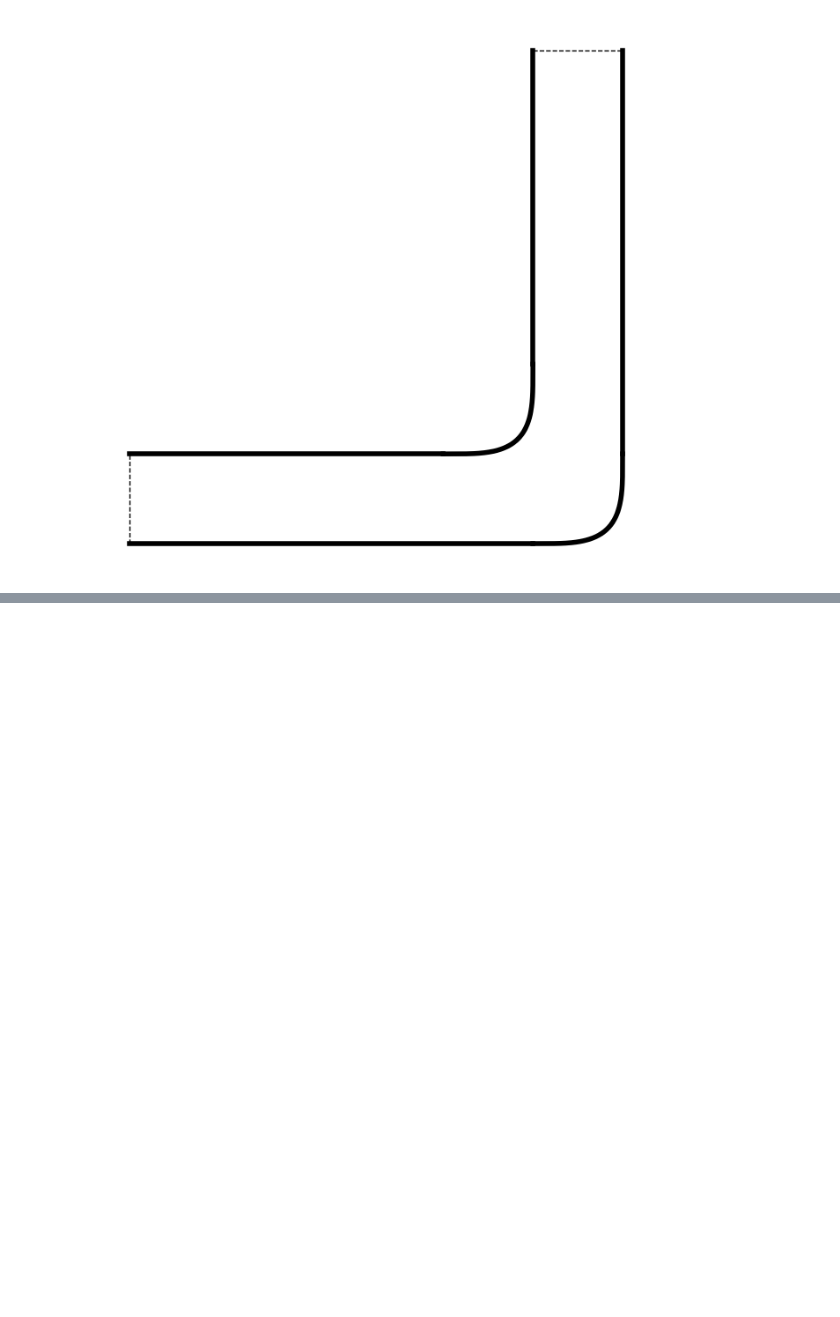
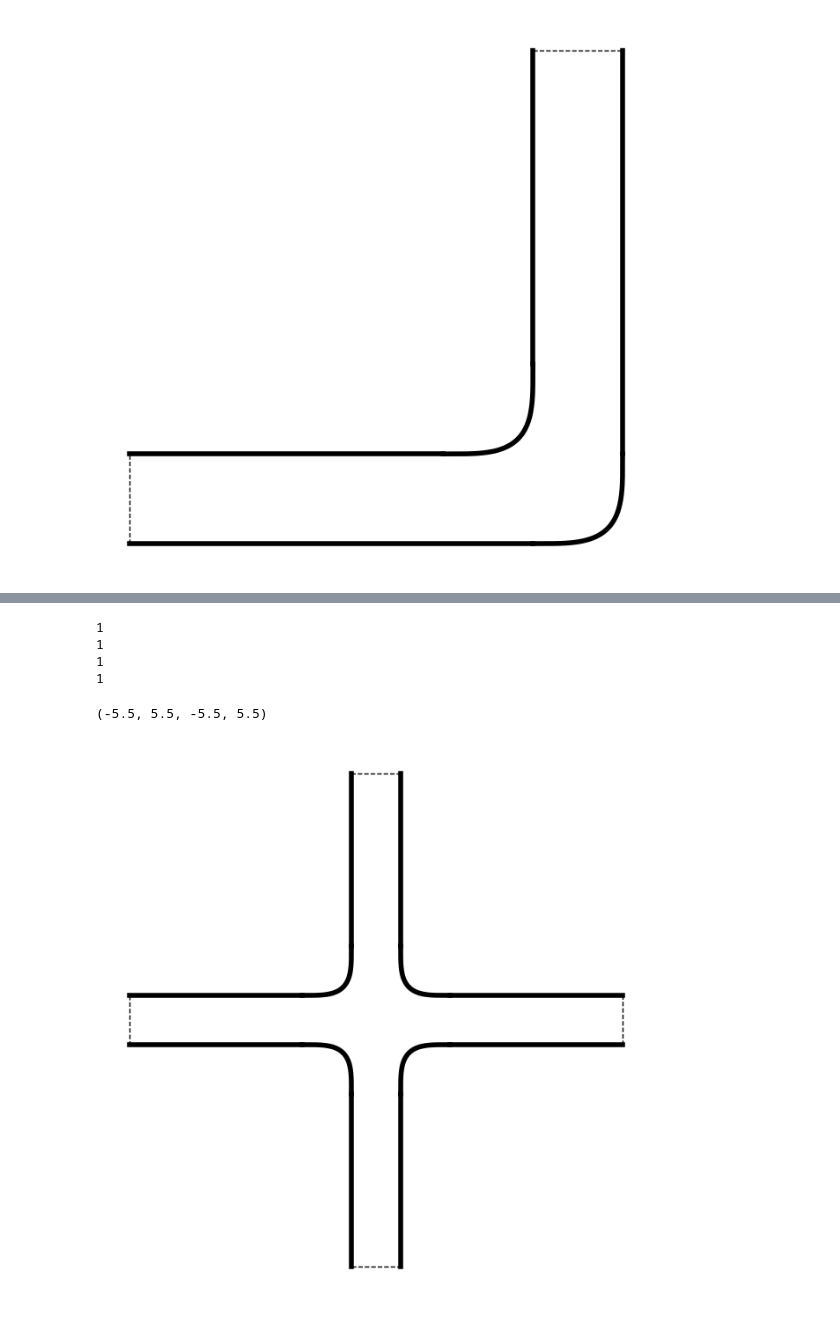
Before and after one commit to WangHaiYang874/stokes2d, a Jupyter notebook: exp7/parts.ipynb, the cells around one changed output, grey strips where cells are left out. Saved outputs shown, nothing was run; the diff lists cells and outputs as text; code cells hidden in the pictures; blank space fills up the shorter version.

```diff
--- a/exp7/parts.ipynb
+++ b/exp7/parts.ipynb
@@ -43,0 +70,19 @@ ax.axis('off')
+# %%
+ls = np.array([[5,0],[0,5],[-5,0],[0,-5]])
+rs = np.array([0.5,0.5,0.5,0.5])
+
+cross = NLets(ls,rs,corner_size=1)
+cross.build_geometry(required_tol=1e-3)
+cross = RealPipe(cross)
+
+fig,ax = plt.subplots()
+cross.plot_plyg_bdr(ax, color='k')
+ax.set_aspect('equal')
+ax.axis('off')
+# %% [output]
+1
+1
+1
+1
+(-5.5, 5.5, -5.5, 5.5)
+[figure, added]
```
Also changed, not shown: parts of 5 cells of this notebook, 37 other files.
